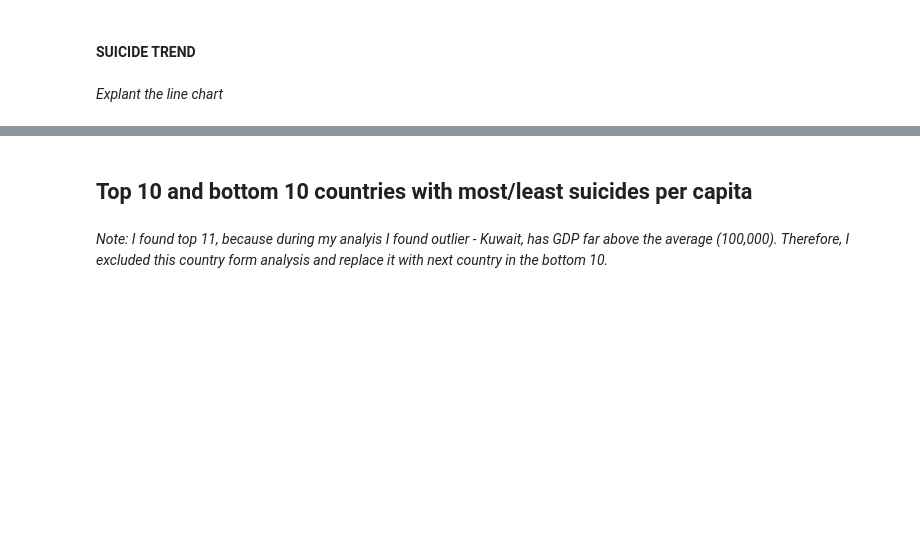
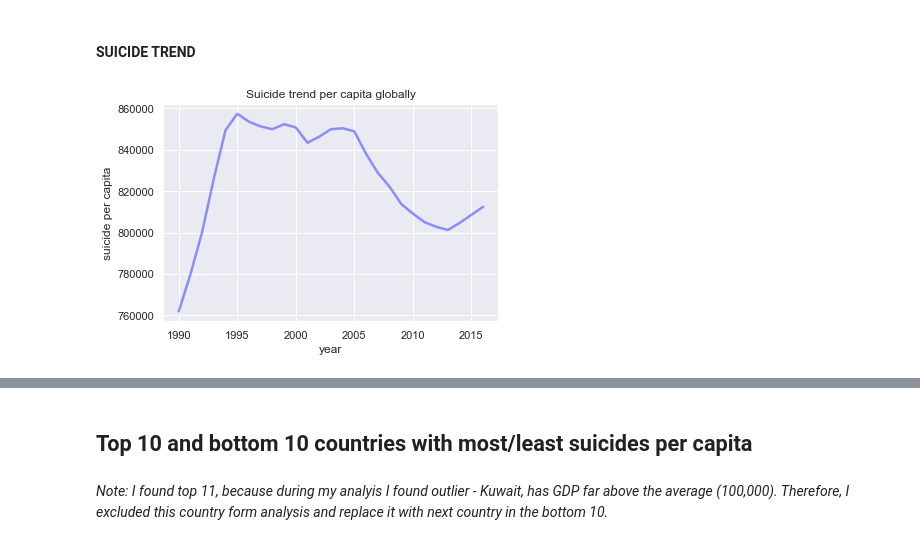
Before and after one commit to AndrejaCH/Data_Investigation, a Jupyter notebook: main.ipynb, the cells around one changed output, grey strips where cells are left out. Saved outputs shown, nothing was run; the diff lists cells and outputs as text; code cells hidden in the pictures; blank space fills up the shorter version.

```diff
--- a/main.ipynb
+++ b/main.ipynb
@@ -216,7 +368,14 @@ pc_df.GDP.plot(kind='box')
 # %%
 # Suicide trend (here I used acctual number of suicides (not per capita))
 # What is the overall trend in suicide globally
-suicide_trend_all = merged_df.groupby(['year']).sum()['suicide_total'].plot();
-suicide_trend_all;
+suicide_trend_all = merged_df.groupby(['year']).sum()['suicide_total']
+suicide_trend_all.plot(alpha=.4, color='blue', linewidth=2.5);
+
+# legend
+#plt.legend()
+# lebel and axis
+plt.ylabel('suicide per capita')
+plt.xlabel('year')
+plt.title('Suicide trend per capita globally');
+# %% [output]
+[figure, added]
-# %% [markdown]
-*Explant the line chart*
```
Also changed, not shown: parts of 140 cells of this notebook.
